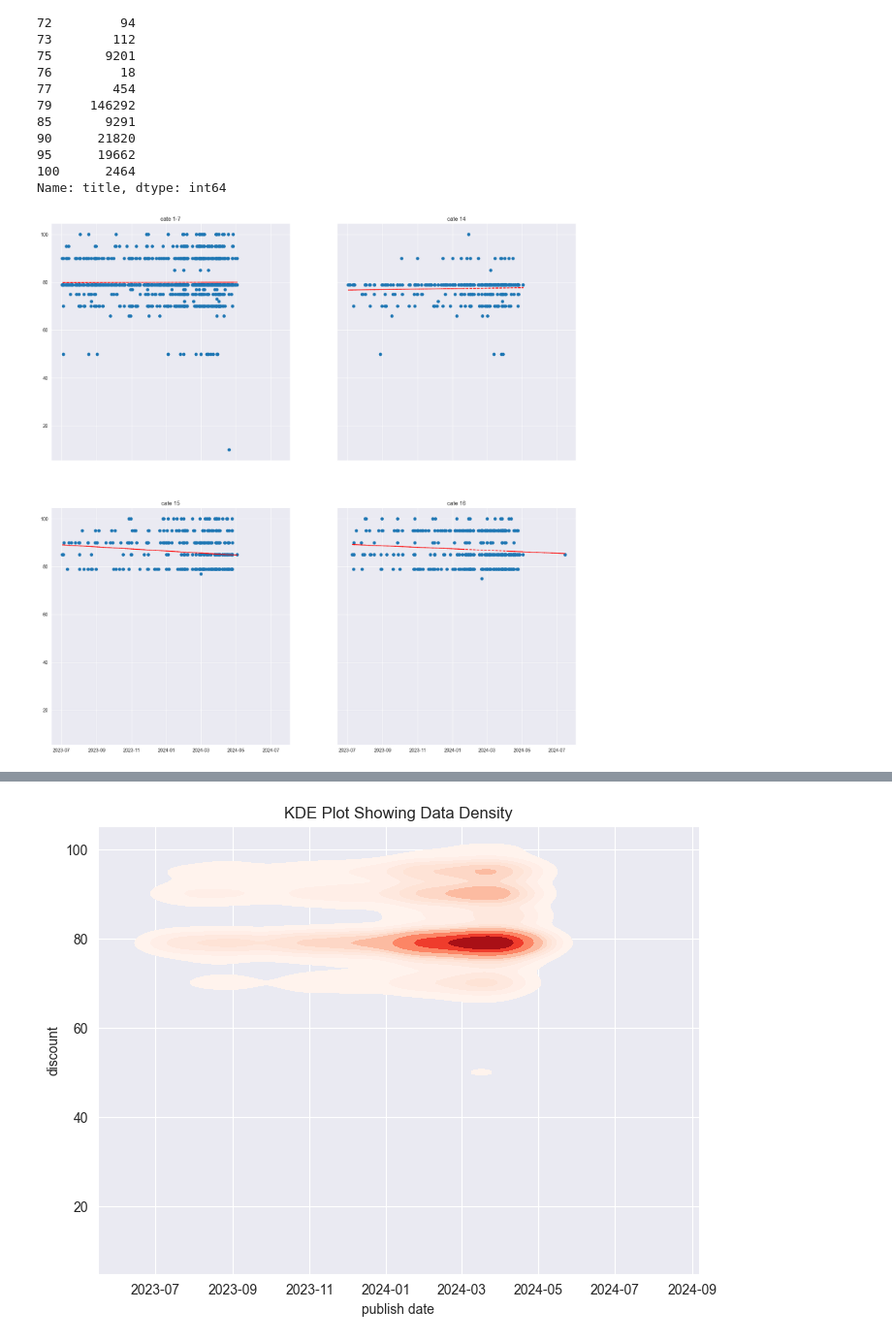
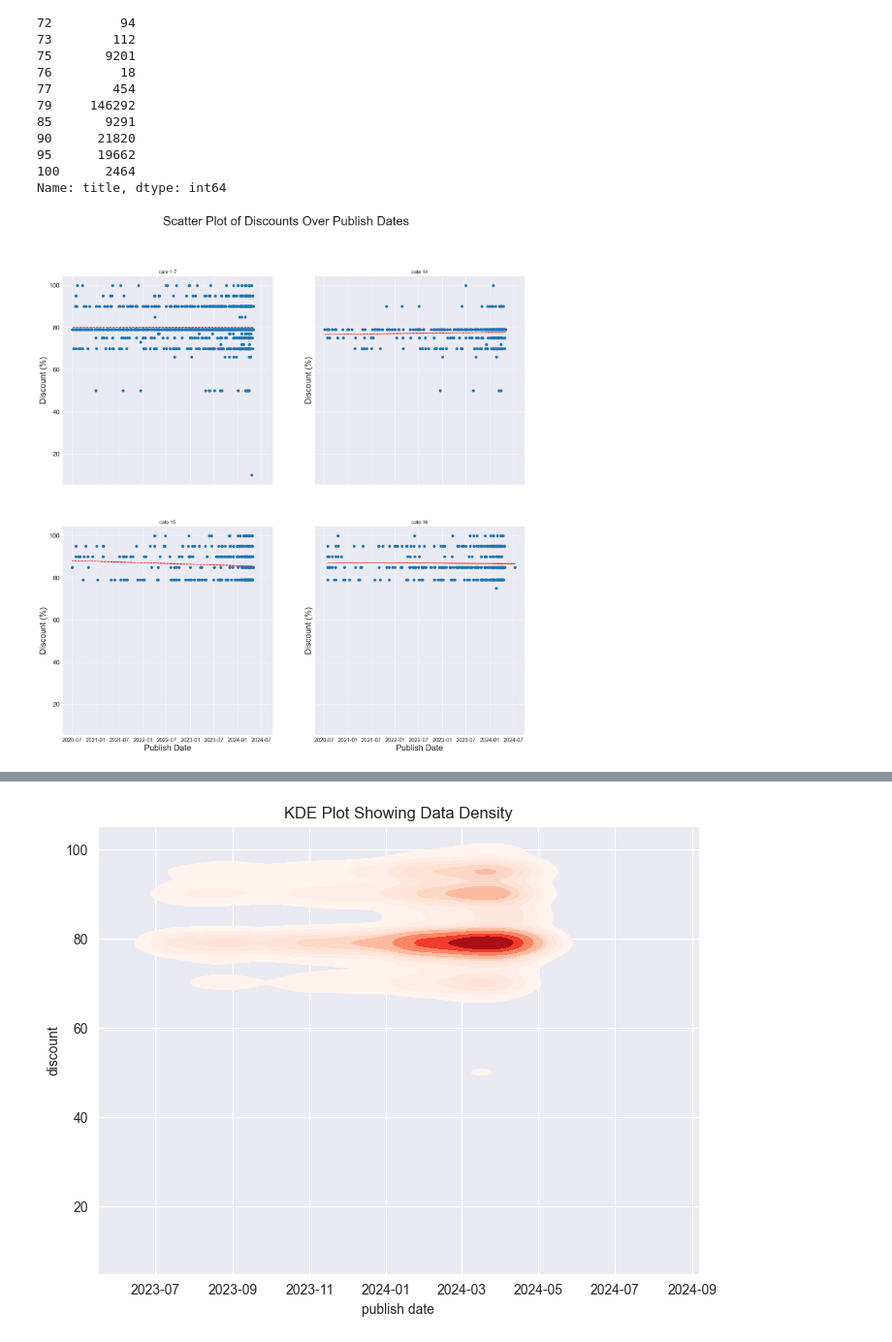
Before and after one commit to marsneko/books_shop, a Jupyter notebook: topsalesAnalyze.ipynb, the cells around one changed output, grey strips where cells are left out. Shown at 97% size. Saved outputs shown, nothing was run; the diff lists cells and outputs as text; code cells hidden in the pictures.

```diff
--- a/topsalesAnalyze.ipynb
+++ b/topsalesAnalyze.ipynb
@@ -220,9 +243,9 @@ Name: title, dtype: int64
 # %%
 #show the relationship of publish date and discount
 
-fig, axs = plt.subplots(2,2,figsize=(20,20),sharey=True, sharex=True)
+fig, axs = plt.subplots(2,2,figsize=(20,20),sharey=True,sharex=True)
 
-subdf = df[(df['publishDate_']>"2023-07-01")]
+subdf = df[(df['publishDate_']>"2020-07-01")]
 subdf = subdf.drop_duplicates("title")
 
 mask1 = subdf['cate'].isin([1,2,3,4,5,6,7])
@@ -243,32 +266,49 @@ axs[1,0].scatter(sub3['publishDate_'], sub3['discount'])
 axs[1,0].set_title('cate 15')
 axs[1,1].scatter(sub4['publishDate_'], sub4['discount'])
 axs[1,1].set_title('cate 16')
 
 # add polyfit line in subplots
 
 x1 = mdates.date2num(sub1['publishDate_'])
 y1 = sub1['discount']
 z1 = np.polyfit(x1, y1, 1)
 p1 = np.poly1d(z1)
 axs[0,0].plot(x1,p1(x1),"r--")
+axs[0,0].set_ylabel('Discount (%)',fontsize=20)
+axs[0,0].tick_params(axis='y', which='major', labelsize=15)
+
 x2 = mdates.date2num(sub2['publishDate_'])
 y2 = sub2['discount']
 z2 = np.polyfit(x2, y2, 1)
 p2 = np.poly1d(z2)
 axs[0,1].plot(x2,p2(x2),"r--")
+axs[0,1].set_ylabel('Discount (%)',fontsize=20)
+axs[0,1].tick_params(axis='y', which='major', labelsize=15)
+
 x3 = mdates.date2num(sub3['publishDate_'])
 y3 = sub3['discount']
 z3 = np.polyfit(x3, y3, 1)
 p3 = np.poly1d(z3)
 axs[1,0].plot(x3,p3(x3),"r--")
+axs[1,0].set_xlabel('Publish Date',fontsize=20)
+axs[1,0].set_ylabel('Discount (%)',fontsize=20)
+axs[1,0].tick_params(axis='y', which='major', labelsize=15)
+axs[1,0].tick_params(axis='x', which='major', labelsize=13)
+
 x4 = mdates.date2num(sub4['publishDate_'])
 y4 = sub4['discount']
 z4 = np.polyfit(x4, y4, 1)
 p4 = np.poly1d(z4)
 axs[1,1].plot(x4,p4(x4),"r--")
+axs[1,1].set_xlabel('Publish Date',fontsize=20)
+axs[1,1].set_ylabel('Discount (%)',fontsize=20)
+axs[1,1].tick_params(axis='y', which='major', labelsize=15)
+axs[1,1].tick_params(axis='x', which='major', labelsize=13)
 
 
 # Display the plot
-plt.savefig("./pics/publishDate_discount_by_catgory.png",dpi=300)
+
+plt.suptitle('Scatter Plot of Discounts Over Publish Dates',fontsize=30)
+plt.savefig("./pics/publishDate_discount_by_catgory.png")
 # %% [output]
-[figure, old version]
+[figure, new version]
```
Also changed, not shown: parts of 5 cells of this notebook, 36 other files.
